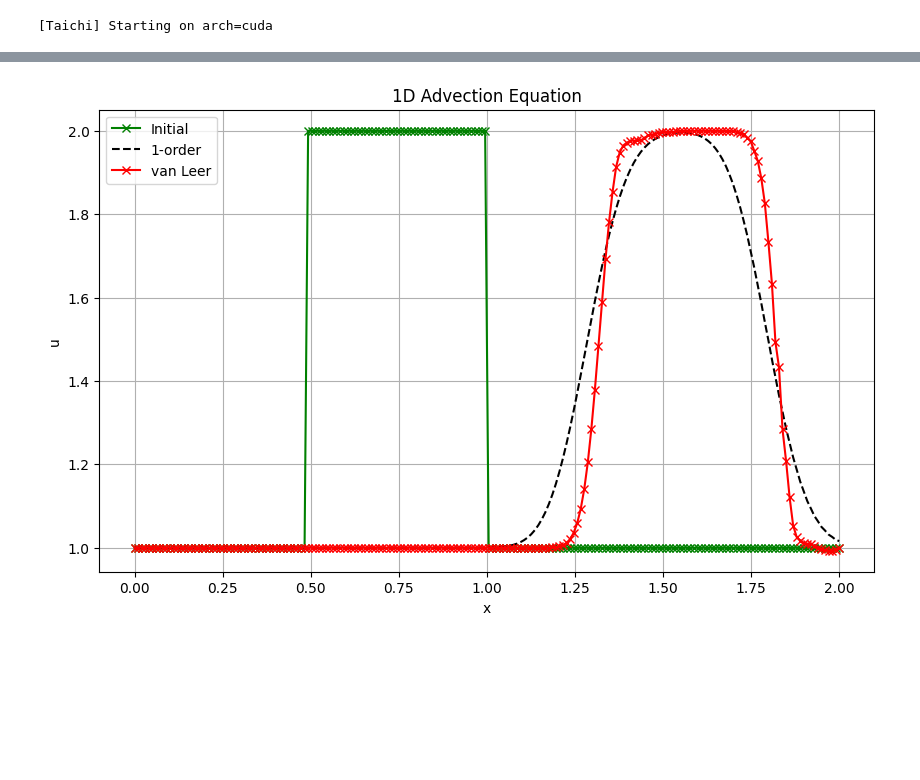
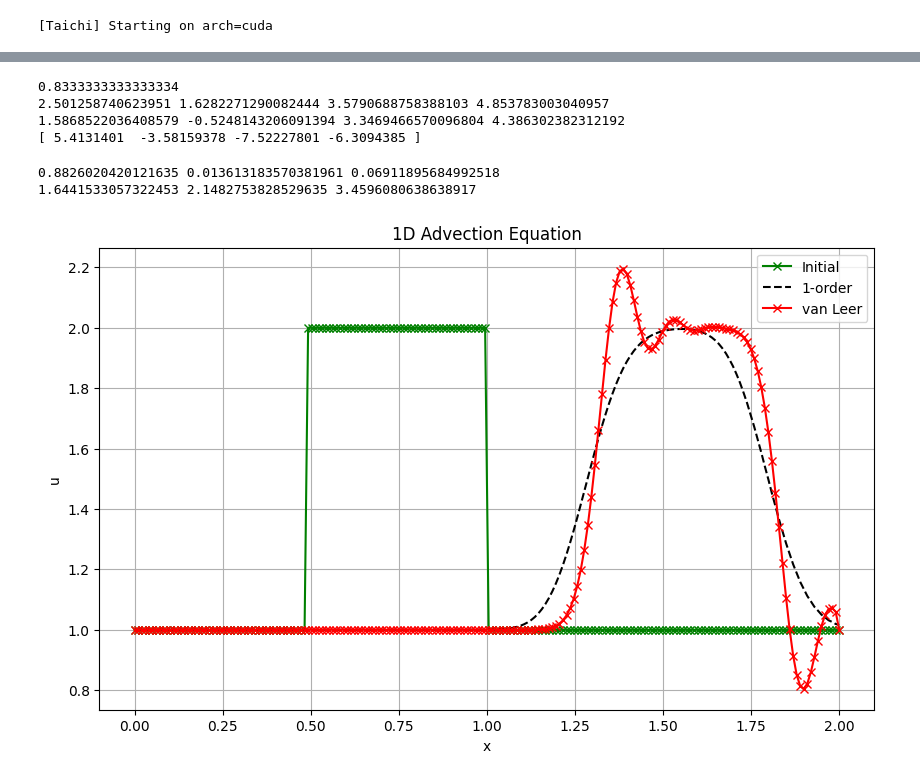
Before and after one commit to kririae/scratchpad, a Jupyter notebook: mgkfs.ipynb, the cells around one changed output, grey strips where cells are left out. Drawn from its saved outputs; the diff is of its cells as text; code cells hidden in the pictures; blank space fills up the shorter version.

```diff
--- a/mgkfs.ipynb
+++ b/mgkfs.ipynb
@@ -101,0 +191,34 @@ print(mfp_i)
+# %%
+Mz_L = mgkfs_zeta_moments(mfp_L)
+Mz_I = mgkfs_zeta_moments(mfp_i)
+Mz_R = mgkfs_zeta_moments(mfp_R)
+
+h0_L = mgkfs_high_order_base(a_L, b_L, M_L, M_CL, 0, 0) + mgkfs_high_order_zeta_base(a_L, b_L, M_L, M_CL, Mz_L, 0, 0)
+h1_L = mgkfs_high_order_base(a_L, b_L, M_L, M_CL, 1, 0) + mgkfs_high_order_zeta_base(a_L, b_L, M_L, M_CL, Mz_L, 1, 0)
+h2_L = mgkfs_high_order_base(a_L, b_L, M_L, M_CL, 0, 1) + mgkfs_high_order_zeta_base(a_L, b_L, M_L, M_CL, Mz_L, 0, 1)
+h3_L = (
+    mgkfs_high_order_base(a_L, b_L, M_L, M_CL, 2, 0) + mgkfs_high_order_base(a_L, b_L, M_L, M_CL, 0, 2)
+) / 2.0 + mgkfs_high_order_zeta_residual(a_L, b_L, M_L, M_CL, Mz_L, 0)
+
+h0_R = mgkfs_high_order_base(a_R, b_R, M_R, M_CR, 0, 0) + mgkfs_high_order_zeta_base(a_R, b_R, M_R, M_CR, Mz_R, 0, 0)
+h1_R = mgkfs_high_order_base(a_R, b_R, M_R, M_CR, 1, 0) + mgkfs_high_order_zeta_base(a_R, b_R, M_R, M_CR, Mz_R, 1, 0)
+h2_R = mgkfs_high_order_base(a_R, b_R, M_R, M_CR, 0, 1) + mgkfs_high_order_zeta_base(a_R, b_R, M_R, M_CR, Mz_R, 0, 1)
+h3_R = (
+    mgkfs_high_order_base(a_R, b_R, M_R, M_CR, 2, 0) + mgkfs_high_order_base(a_R, b_R, M_R, M_CR, 0, 2)
+) / 2.0 + mgkfs_high_order_zeta_residual(a_R, b_R, M_R, M_CR, Mz_R, 0)
+
+h0 = -(rho_L * h0_L + rho_R * h0_R) / rho_i
+h1 = -(rho_L * h1_L + rho_R * h1_R) / rho_i
+h2 = -(rho_L * h2_L + rho_R * h2_R) / rho_i
+h3 = -(rho_L * h3_L + rho_R * h3_R) / rho_i
+
+B = mgkfs_solve_for_coeff(h0, h1, h2, h3, u1, u2, mfp_i)
+print(mfp_L)
+print(h0_L * rho_L, h1_L * rho_L, h2_L * rho_L, h3_L * rho_L)
+print(h0_R, h1_R, h2_R, h3_R)
+print(B)
+# %% [output]
+0.8333333333333334
+2.501258740623951 1.6282271290082444 3.5790688758388103 4.853783003040957
+1.5868522036408579 -0.5248143206091394 3.3469466570096804 4.386302382312192
+[ 5.4131401  -3.58159378 -7.52227801 -6.3094385 ]
@@ -102,3 +266,13 @@ print(mfp_i)
+# %%
+# ref:
+#   F1_I,F2_I,F3_I={0.60777, -0.00982231, -0.0133257}
+#   F1_L,F2_L,F3_L={1.64415,2.14828,3.45961}
+#   F1_R,F2_R,F3_R={0.260872,-1.13659,-1.27191}
+print(F1_I, F2_I, F3_I)
+print(F1_L, F2_L, F3_L)
+# %% [output]
+0.8826020420121635 0.013613183570381961 0.06911895684992518
+1.6441533057322453 2.1482753828529635 3.4596080638638917
 # %%
 from scipy.integrate import solve_ivp
 
@@ -173,34 +347,35 @@ def advection_o3(t, u):
             r = delta_plus / eps
 
         phi = van_leer_limiter(r)
+        phi = 1
 
         u_half = u[i] + 0.5 * phi * delta_minus
         u_half_minus = u[i - 1] + 0.5 * phi * (u[i - 1] - u[i - 2])
 
         dudx[i] = -(flux(u_half) - flux(u_half_minus)) / dx
     return dudx
 
 
 sol_o1 = solve_ivp(
     advection_o1, t_span, u_base, method="RK45", t_eval=np.linspace(0, dt * nt, nt + 1), rtol=1e-3, atol=1e-8
 )
 sol_o2 = solve_ivp(
     advection_o2, t_span, u_base, method="RK45", t_eval=np.linspace(0, dt * nt, nt + 1), rtol=1e-3, atol=1e-8
 )
 sol_v = solve_ivp(
     advection_o3, t_span, u_base, method="RK45", t_eval=np.linspace(0, dt * nt, nt + 1), rtol=1e-3, atol=1e-8
 )
 
 plt.figure(figsize=(10, 6))
 plt.plot(x, u_base, "g-x", label="Initial")
 plt.plot(x, sol_o1.y[:, -1], "k--", label="1-order")
 # plt.plot(x, sol_o2.y[:, -1], "r-x", label="2-order")
 plt.plot(x, sol_v.y[:, -1], "r-x", label="van Leer")
 plt.grid(True)
 plt.xlabel("x")
 plt.ylabel("u")
 plt.title("1D Advection Equation")
 plt.legend()
 plt.show()
 # %% [output]
-[figure, old version]
+[figure, new version]
```
Also changed, not shown: parts of 8 cells of this notebook, 1 other file.
